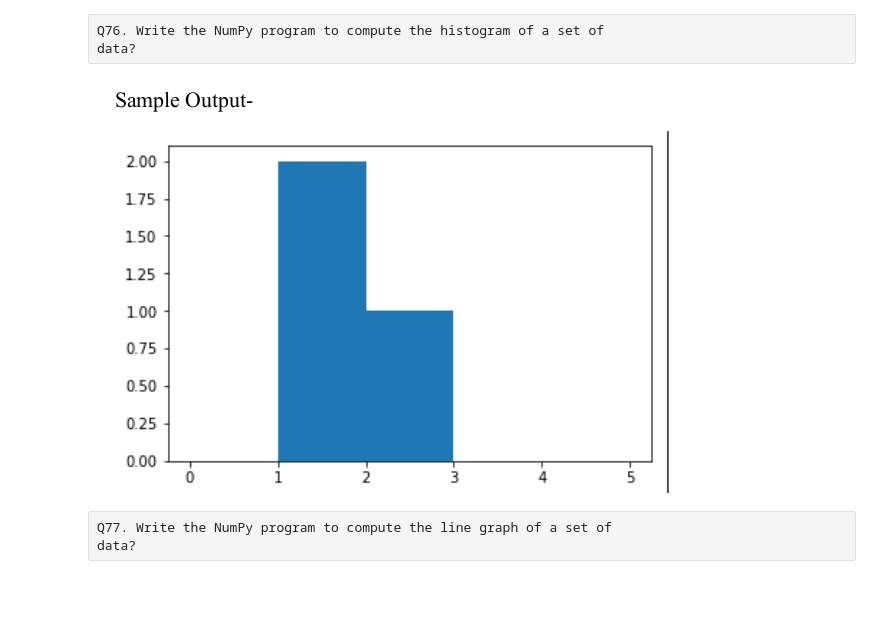
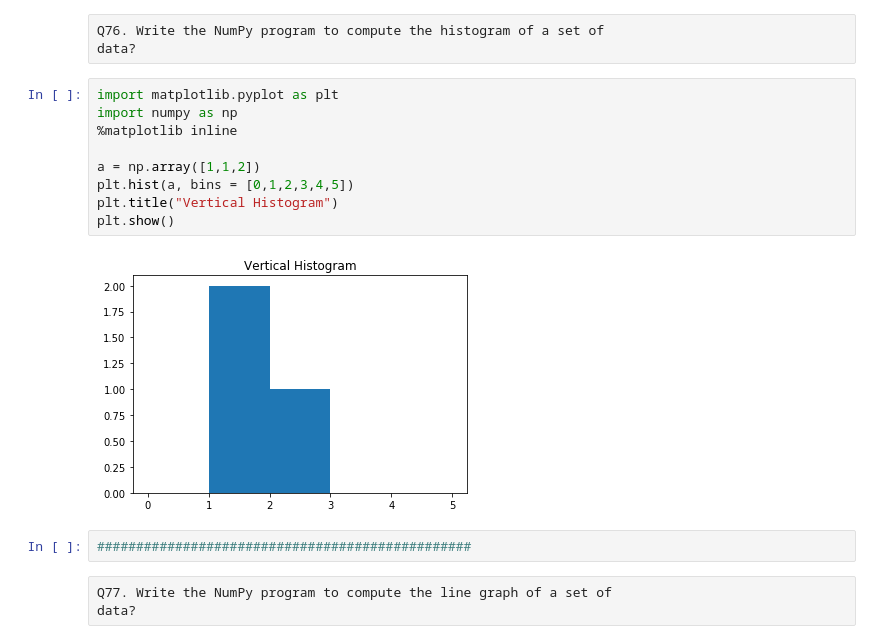
Before and after one commit to MukunthanML/ineuron_ml_assignments, a Jupyter notebook: Python_Subjective_Assignment.ipynb, the cells around one changed output. Saved outputs shown, nothing was run; the diff lists cells and outputs as text; blank space fills up the shorter version.

```diff
--- a/Python_Subjective_Assignment.ipynb
+++ b/Python_Subjective_Assignment.ipynb
@@ -1556,8 +1612,19 @@ Replace the negative values of the said array with 0-
 # %% [raw]
 Q76. Write the NumPy program to compute the histogram of a set of
 data?
-# %% [markdown]
-![image.png](attachment:image.png)
+# %%
+import matplotlib.pyplot as plt
+import numpy as np
+%matplotlib inline
+
+a = np.array([1,1,2])
+plt.hist(a, bins = [0,1,2,3,4,5])
+plt.title("Vertical Histogram")
+plt.show()
+# %% [output]
+[figure, added]
+# %%
+################################################
 # %% [raw]
 Q77. Write the NumPy program to compute the line graph of a set of
 data?
```
Also changed, not shown: parts of 15 cells of this notebook.
